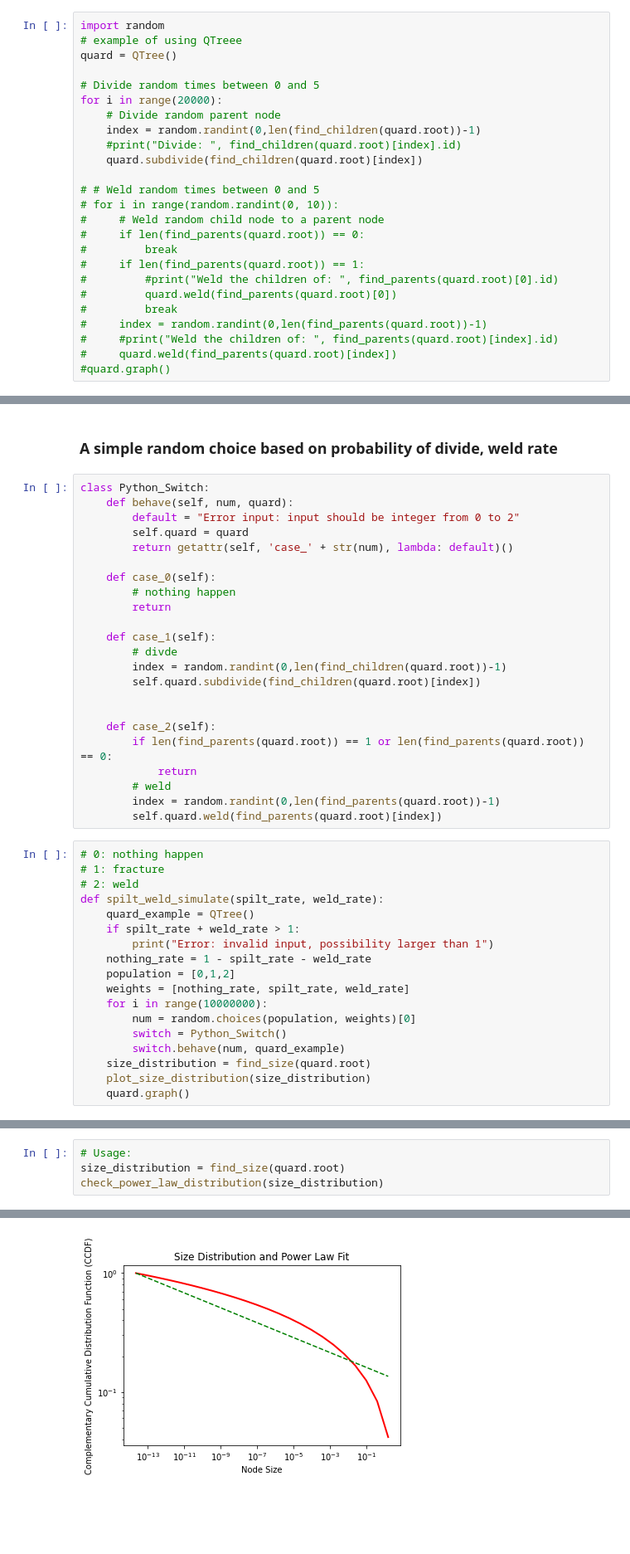
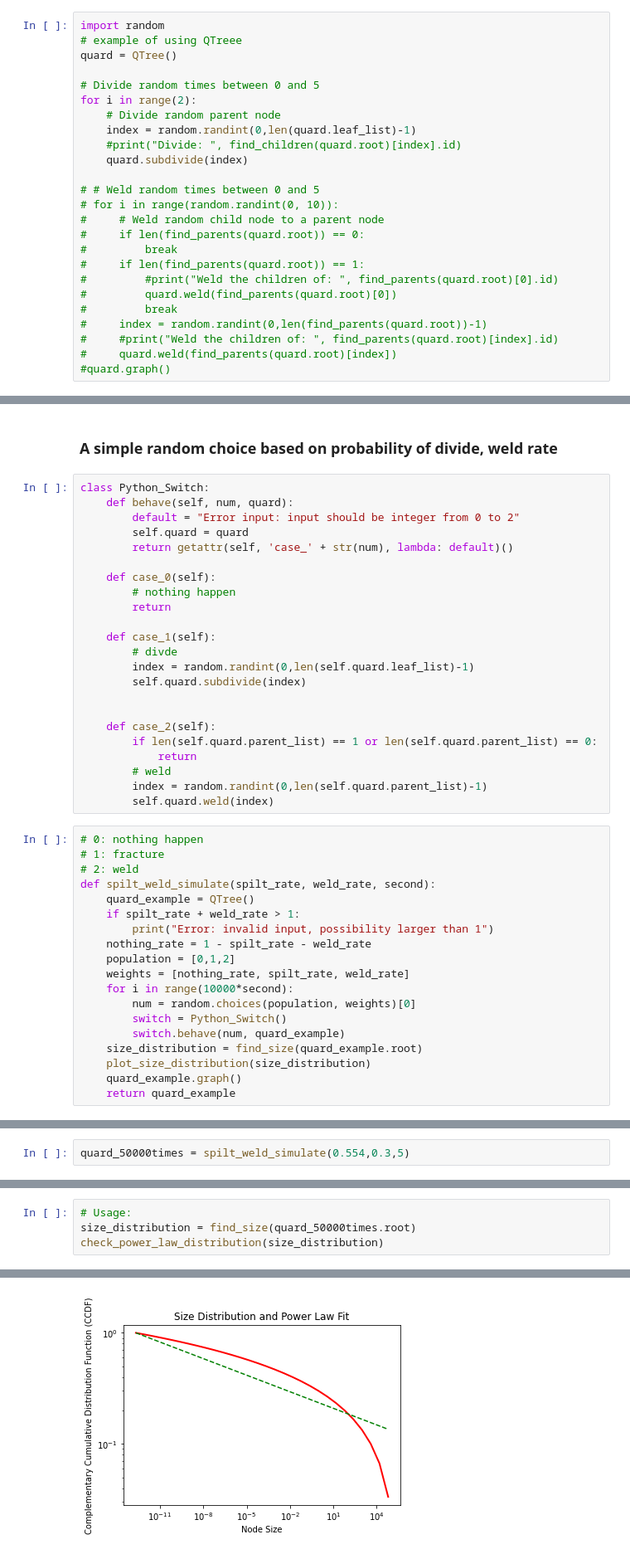
Before and after one commit to Marissa-working/Ice-Floe-Research, a Jupyter notebook: quadtreee.ipynb, the cells around one changed output, grey strips where cells are left out. Shown: that part at 83% size. Drawn from its saved outputs; the diff is of its cells as text; blank space fills up the shorter version.

```diff
--- a/quadtreee.ipynb
+++ b/quadtreee.ipynb
@@ -173,11 +162,11 @@ import random
 quard = QTree()
 
 # Divide random times between 0 and 5
-for i in range(20000):
+for i in range(2):
     # Divide random parent node
-    index = random.randint(0,len(find_children(quard.root))-1)
+    index = random.randint(0,len(quard.leaf_list)-1)
     #print("Divide: ", find_children(quard.root)[index].id)
-    quard.subdivide(find_children(quard.root)[index])
+    quard.subdivide(index)
 
 # # Weld random times between 0 and 5
 # for i in range(random.randint(0, 10)):
@@ -223,31 +230,32 @@ class Python_Switch:
 
     def case_1(self):
         # divde
-        index = random.randint(0,len(find_children(quard.root))-1)
-        self.quard.subdivide(find_children(quard.root)[index])
+        index = random.randint(0,len(self.quard.leaf_list)-1)
+        self.quard.subdivide(index)
 
 
     def case_2(self):
-        if len(find_parents(quard.root)) == 1 or len(find_parents(quard.root)) == 0:
+        if len(self.quard.parent_list) == 1 or len(self.quard.parent_list) == 0:
             return
         # weld
-        index = random.randint(0,len(find_parents(quard.root))-1)
-        self.quard.weld(find_parents(quard.root)[index])
+        index = random.randint(0,len(self.quard.parent_list)-1)
+        self.quard.weld(index)
 # %%
 # 0: nothing happen
 # 1: fracture
 # 2: weld
-def spilt_weld_simulate(spilt_rate, weld_rate):
+def spilt_weld_simulate(spilt_rate, weld_rate, second):
     quard_example = QTree()
     if spilt_rate + weld_rate > 1:
         print("Error: invalid input, possibility larger than 1")
     nothing_rate = 1 - spilt_rate - weld_rate
     population = [0,1,2]
     weights = [nothing_rate, spilt_rate, weld_rate]
-    for i in range(10000000):
+    for i in range(10000*second):
         num = random.choices(population, weights)[0]
         switch = Python_Switch()
         switch.behave(num, quard_example)
-    size_distribution = find_size(quard.root)
+    size_distribution = find_size(quard_example.root)
     plot_size_distribution(size_distribution)
-    quard.graph()
+    quard_example.graph()
+    return quard_example
@@ -257,0 +262,2 @@ spilt_weld_simulate(0.554,0.3)
+# %%
+quard_50000times = spilt_weld_simulate(0.554,0.3,5)
@@ -285,8 +300,8 @@ def check_power_law_distribution(size_distribution):
     plt.show()
 # %%
 # Usage:
-size_distribution = find_size(quard.root)
+size_distribution = find_size(quard_50000times.root)
 check_power_law_distribution(size_distribution)
 # %% [output]
 The size distribution is not a good fit for a power law distribution.
-[figure, old version]
+[figure, new version]
```
Also changed, not shown: parts of 19 cells of this notebook.
